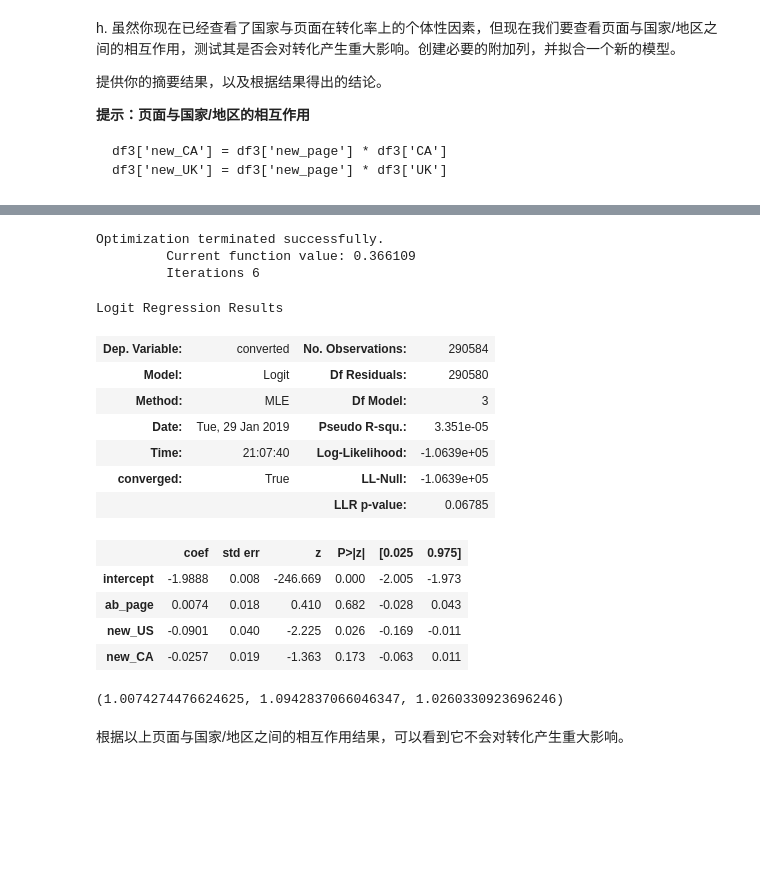
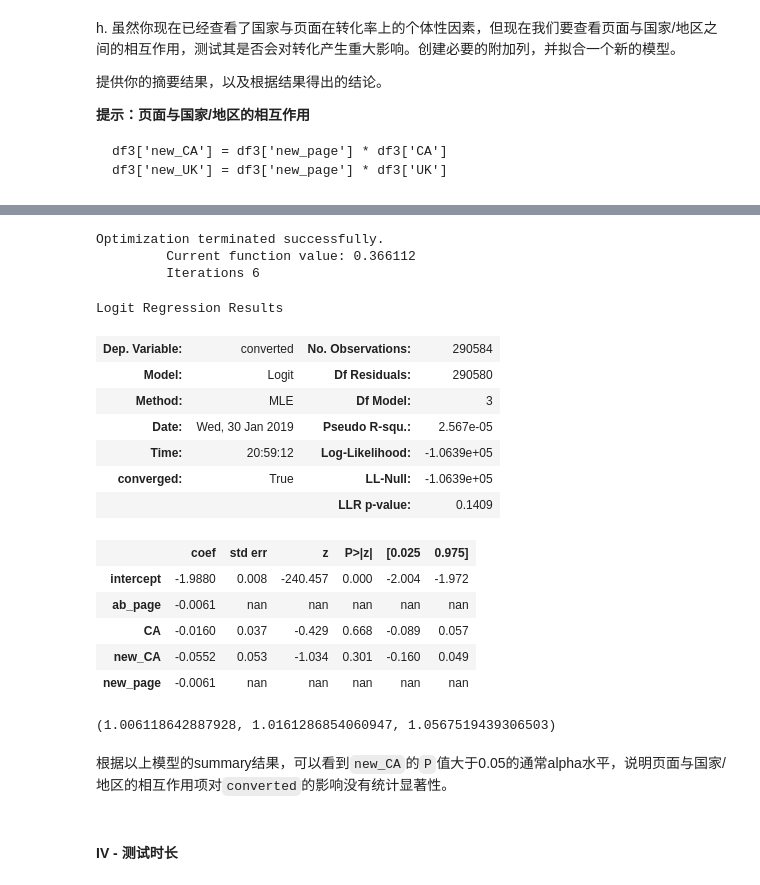
Before and after one commit to iPine/data_analysis_project_4, a Jupyter notebook: analyze-ab-test-results-revise.ipynb, the cells around one changed output, grey strips where cells are left out. Cells and saved outputs as stored; diff of their text form; code cells hidden in the pictures; blank space fills up the shorter version.

```diff
--- a/analyze-ab-test-results.ipynb
+++ b/analyze-ab-test-results-revise.ipynb
@@ -416,7 +415,8 @@ UK     72466
 CA     14499
 Name: country, dtype: int64
 # %%
-df3[['US','UK','CA']] = pd.get_dummies(df3.country)
+#get_dummies 返回的各列是按照字母顺序排序，因此前面的列名顺序有讲究
+df3[['CA','UK','US']] = pd.get_dummies(df3.country)
 df3 = df3.drop('UK',axis=1)
 df3.head()
 # %% [output]
@@ -481,28 +481,32 @@ df3.sample(5)
 # %%
 df3['intercept'] = 1
-lm = sm.Logit(df3['converted'], df3[['intercept','ab_page','new_US','new_CA']])
+lm = sm.Logit(df3['converted'], df3[['intercept','ab_page','CA','new_CA','new_page']])
 results = lm.fit()
 results.summary()
 # %% [output]
 Optimization terminated successfully.
-         Current function value: 0.366109
+         Current function value: 0.366112
          Iterations 6
 Logit Regression Results
 | Dep. Variable: | converted | No. Observations: | 290584 |
 | Model: | Logit | Df Residuals: | 290580 |
 | Method: | MLE | Df Model: | 3 |
-| Date: | Tue, 29 Jan 2019 | Pseudo R-squ.: | 3.351e-05 |
-| Time: | 21:07:40 | Log-Likelihood: | -1.0639e+05 |
+| Date: | Wed, 30 Jan 2019 | Pseudo R-squ.: | 2.567e-05 |
+| Time: | 20:59:12 | Log-Likelihood: | -1.0639e+05 |
 | converged: | True | LL-Null: | -1.0639e+05 |
-|  |  | LLR p-value: | 0.06785 |
+|  |  | LLR p-value: | 0.1409 |
 |  | coef | std err | z | P>|z| | [0.025 | 0.975] |
-| intercept | -1.9888 | 0.008 | -246.669 | 0.000 | -2.005 | -1.973 |
-| ab_page | 0.0074 | 0.018 | 0.410 | 0.682 | -0.028 | 0.043 |
-| new_US | -0.0901 | 0.040 | -2.225 | 0.026 | -0.169 | -0.011 |
-| new_CA | -0.0257 | 0.019 | -1.363 | 0.173 | -0.063 | 0.011 |
+| intercept | -1.9880 | 0.008 | -240.457 | 0.000 | -2.004 | -1.972 |
+| ab_page | -0.0061 | nan | nan | nan | nan | nan |
+| CA | -0.0160 | 0.037 | -0.429 | 0.668 | -0.089 | 0.057 |
+| new_CA | -0.0552 | 0.053 | -1.034 | 0.301 | -0.160 | 0.049 |
+| new_page | -0.0061 | nan | nan | nan | nan | nan |
 # %%
-np.exp(0.0074),1/np.exp(-0.0901),1/np.exp(-0.0257)
+1/np.exp(-0.0061),1/np.exp(-0.0160),1/np.exp(-0.0552)
 # %% [output]
-(1.0074274476624625, 1.0942837066046347, 1.0260330923696246)
+(1.006118642887928, 1.0161286854060947, 1.0567519439306503)
-# %% [markdown]
-根据以上页面与国家/地区之间的相互作用结果，可以看到它不会对转化产生重大影响。
+# %% [markdown]
+根据以上模型的summary结果，可以看到`new_CA`的`P`值大于0.05的通常alpha水平，说明页面与国家/地区的相互作用项对`converted`的影响没有统计显著性。
+# %% [markdown]
+<a id='test_time'></a>
+#### IV - 测试时长
```
Also changed, not shown: parts of 22 cells of this notebook, 1 other file.
